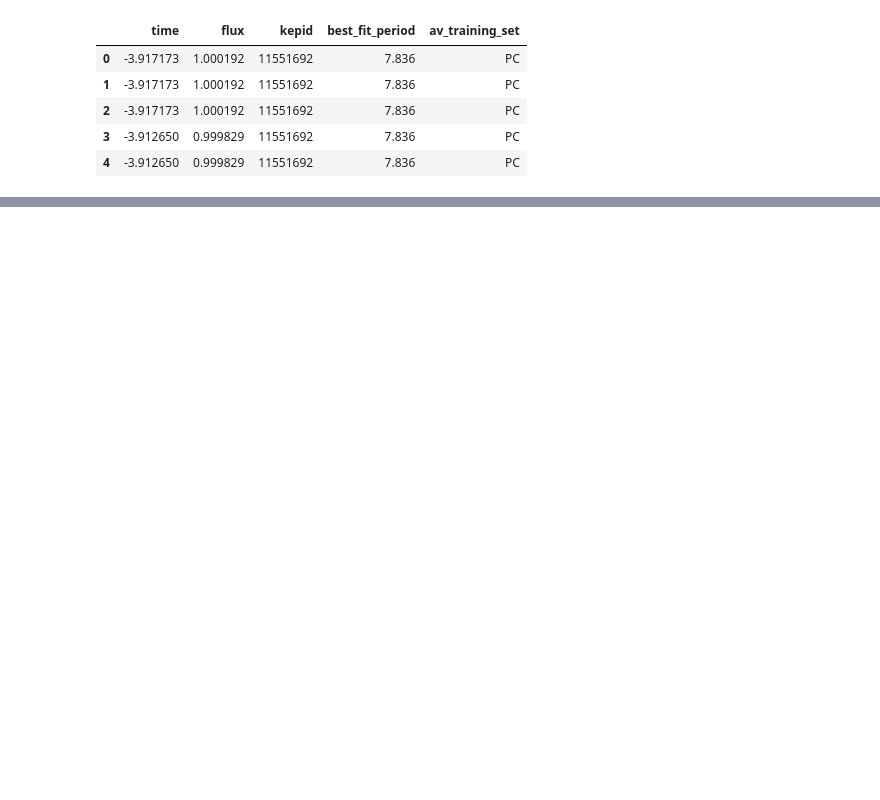
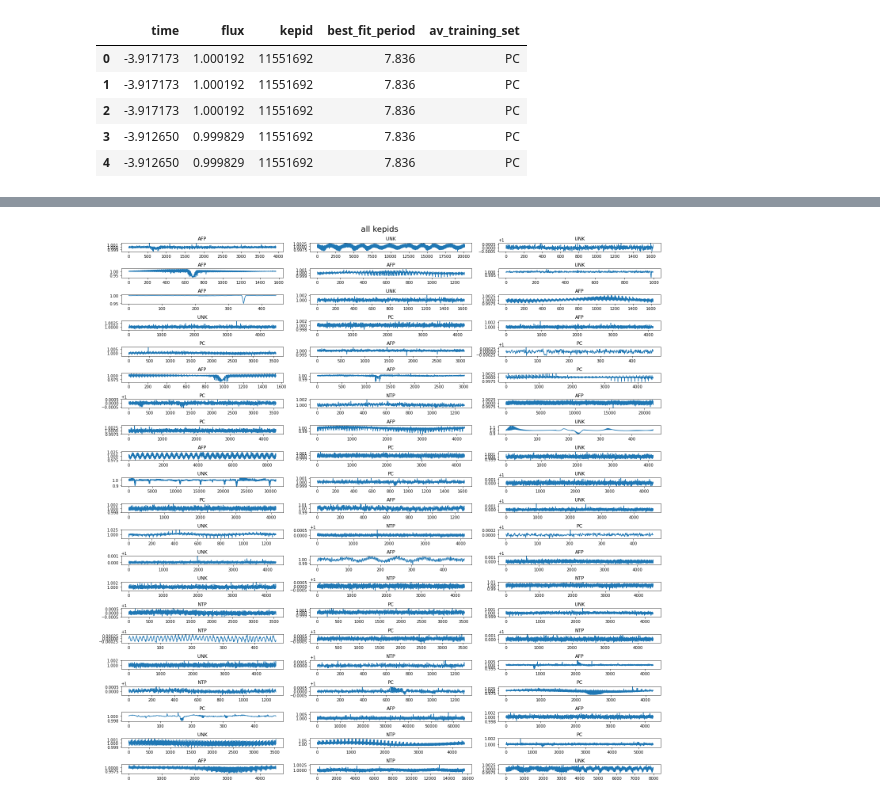
Before and after one commit to DerrickDDInAI/astro, a Jupyter notebook: core/ml_training.ipynb, the cells around one changed output, grey strips where cells are left out. Cells and saved outputs as stored; diff of their text form; code cells hidden in the pictures; blank space fills up the shorter version.

```diff
--- a/core/ml_training.ipynb
+++ b/core/ml_training.ipynb
@@ -92,0 +142,36 @@ av_training_set         NaN         NaN
+# %%
+# plot 1st lightcurve of all stars
+
+# get stars kepids
+kepids = kepler_tce_df.kepid.unique()
+
+# set subplots grid
+LEN_ROWS: int = 3
+LEN_COLS: int = 3
+fig, ax = plt.subplots(len(kepids)//LEN_ROWS,LEN_COLS, figsize=(20,20))
+
+# plot all observation missions
+for i, kepid in enumerate(kepids):
+
+    # define subplot
+    ax_i=ax[i//LEN_ROWS,i - LEN_COLS*(i//LEN_COLS)]
+
+    # get flux data
+    flux_vector = kepler_tce_df[kepler_tce_df.kepid == kepid].flux_vector.values[0]
+
+    # plot flux data
+    ax_i.plot(flux_vector)
+
+    # get label
+    label = kepler_tce_df[kepler_tce_df.kepid == kepid].av_training_set.values[0]
+
+    # set subplot label
+    ax_i.set_title(label)
+
+# show the figure
+fig.suptitle(f'all kepids', fontsize=20)
+fig.tight_layout()
+fig.subplots_adjust(top=0.95)
+plt.show()
+# %% [output]
+[figure, added]
```
Also changed, not shown: parts of 18 cells of this notebook.
